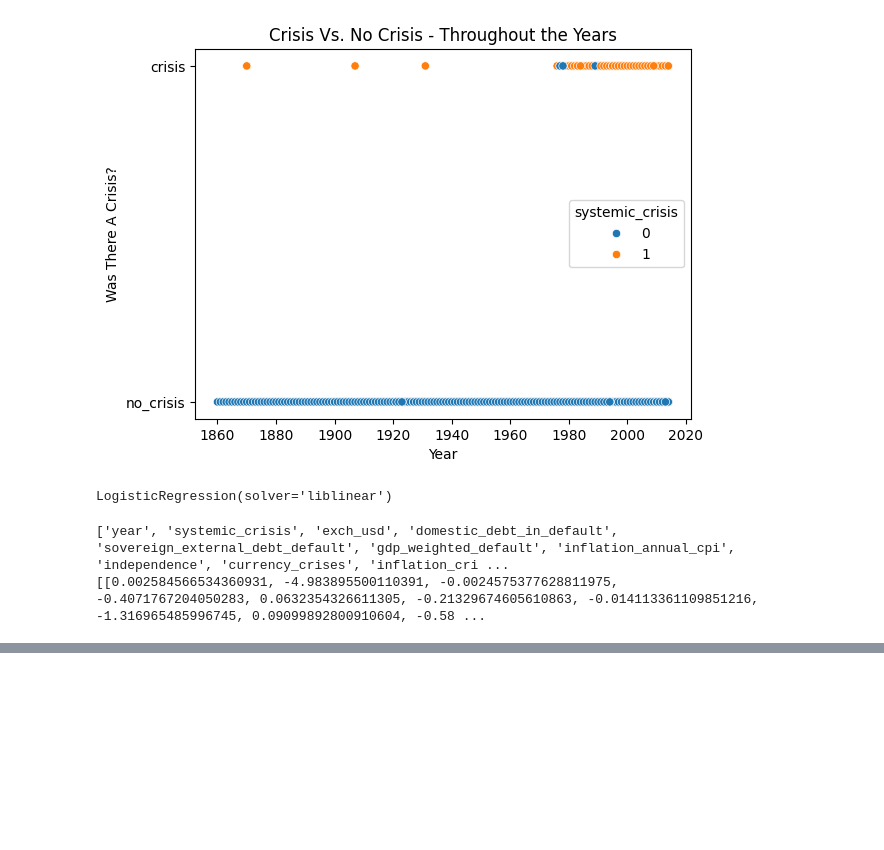
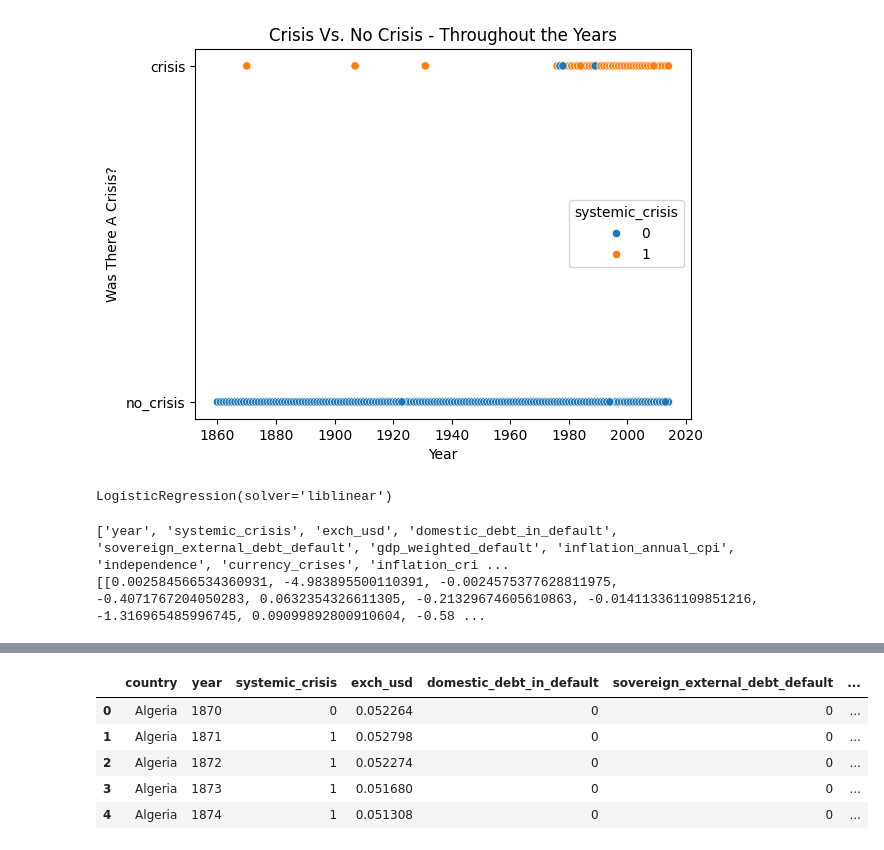
Before and after one commit to LeeBoy-Hmong/MachineLearning, a Jupyter notebook: FinancialCrisis/FinancialAfrica.ipynb, the cells around one changed output, grey strips where cells are left out. Saved outputs shown, nothing was run; the diff lists cells and outputs as text; code cells hidden in the pictures; blank space fills up the shorter version.

```diff
--- a/FinancialCrisis/FinancialAfrica.ipynb
+++ b/FinancialCrisis/FinancialAfrica.ipynb
@@ -431,0 +455,12 @@ print(Log_model.coef_.tolist())
+# %%
+clean_data['systemic_crisis'] = clean_data['systemic_crisis'].apply(lambda x:0 if x==1 else 1)
+# %%
+# Rebuild the input columns
+clean_data.head()
+# %% [output]
+|  | country | year | systemic_crisis | exch_usd | domestic_debt_in_default | sovereign_external_debt_default | ... |
+| 0 | Algeria | 1870 | 0 | 0.052264 | 0 | 0 | ... |
+| 1 | Algeria | 1871 | 1 | 0.052798 | 0 | 0 | ... |
+| 2 | Algeria | 1872 | 1 | 0.052274 | 0 | 0 | ... |
+| 3 | Algeria | 1873 | 1 | 0.051680 | 0 | 0 | ... |
+| 4 | Algeria | 1874 | 1 | 0.051308 | 0 | 0 | ... |
```
Also changed, not shown: parts of 4 cells of this notebook.
